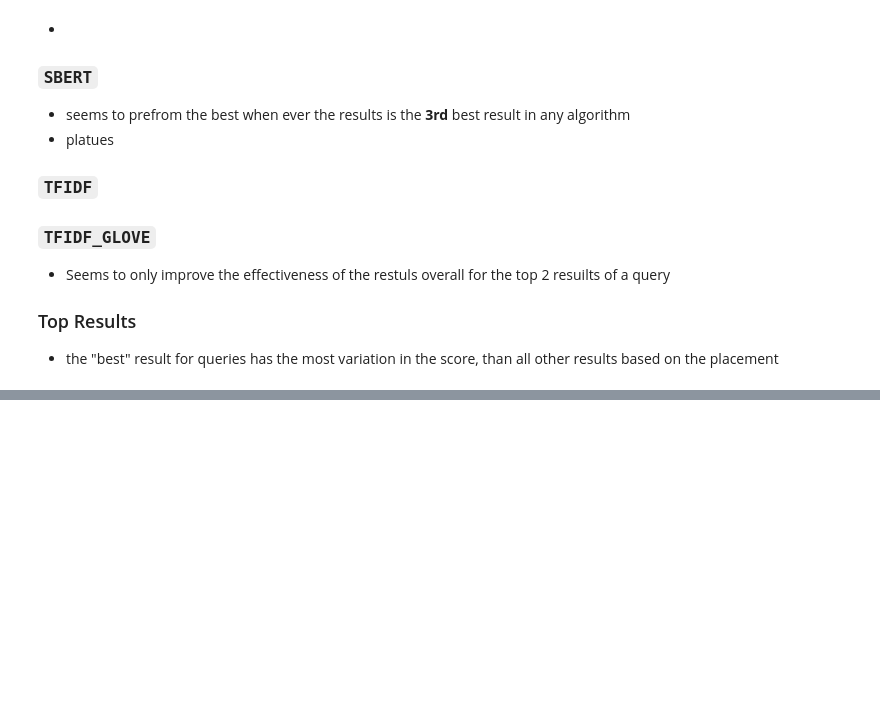
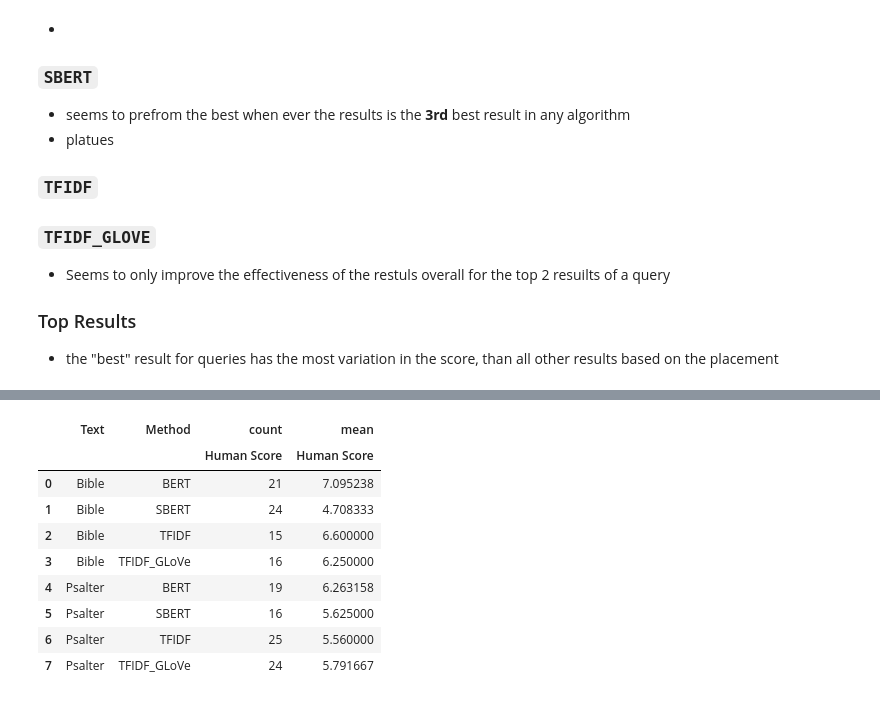
Before and after one commit to cwc09262/psalms-nlp-research, a Jupyter notebook: query_compare/blind_scoring_evaluations.ipynb, the cells around one changed output, grey strips where cells are left out. Saved outputs shown, nothing was run; the diff lists cells and outputs as text; code cells hidden in the pictures; blank space fills up the shorter version.

```diff
--- a/query_compare/blind_scoring_evaluations.ipynb
+++ b/query_compare/blind_scoring_evaluations.ipynb
@@ -773,0 +802,13 @@ plt.show()
+# %%
+pd.pivot_table(scores, index=["Text", "Method"], values="Human Score", aggfunc=['count', 'mean'] ).reset_index()
+# %% [output]
+|  | Text | Method | count | mean |
+|  |  |  | Human Score | Human Score |
+| 0 | Bible | BERT | 21 | 7.095238 |
+| 1 | Bible | SBERT | 24 | 4.708333 |
+| 2 | Bible | TFIDF | 15 | 6.600000 |
+| 3 | Bible | TFIDF_GLoVe | 16 | 6.250000 |
+| 4 | Psalter | BERT | 19 | 6.263158 |
+| 5 | Psalter | SBERT | 16 | 5.625000 |
+| 6 | Psalter | TFIDF | 25 | 5.560000 |
+| 7 | Psalter | TFIDF_GLoVe | 24 | 5.791667 |
```
Also changed, not shown: parts of 12 cells of this notebook.
